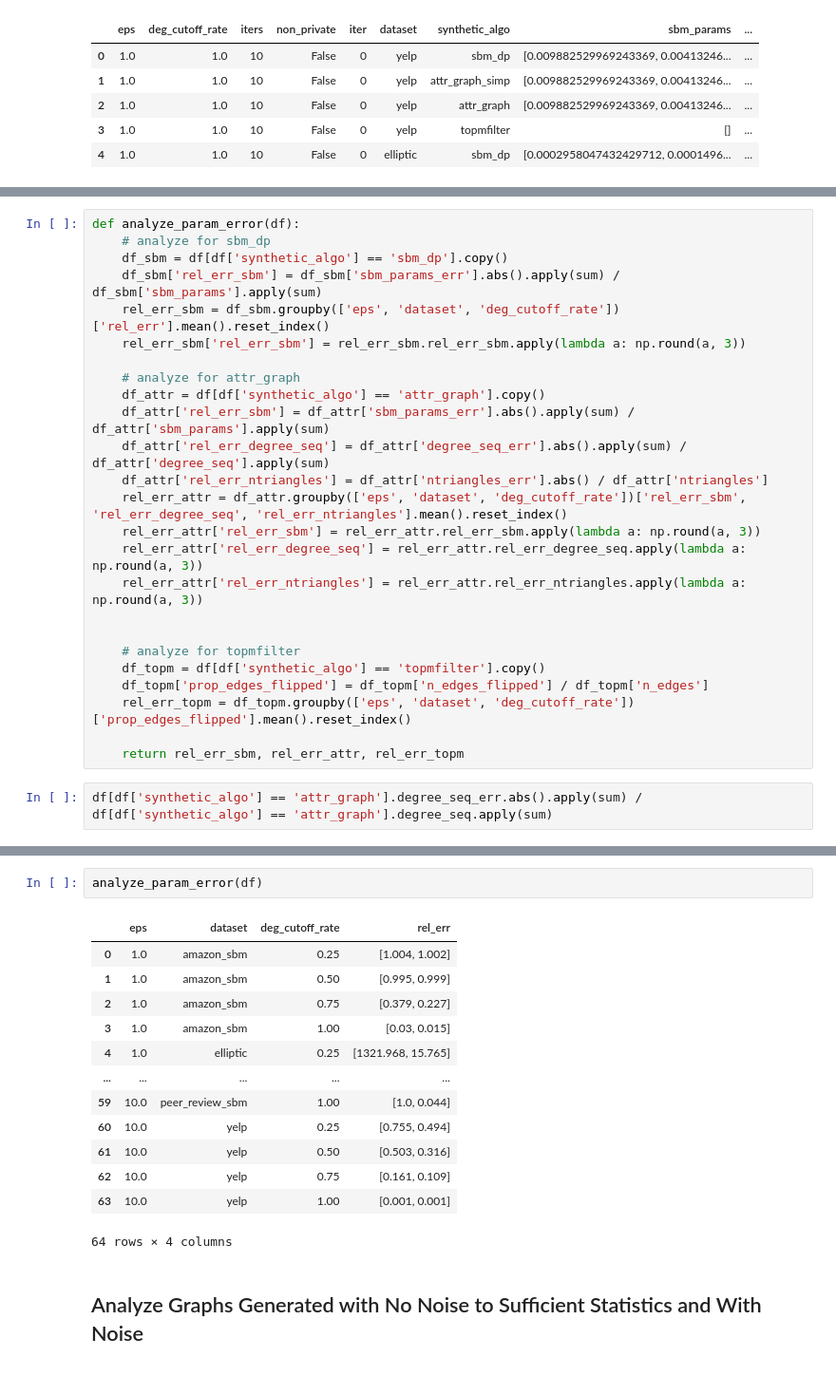
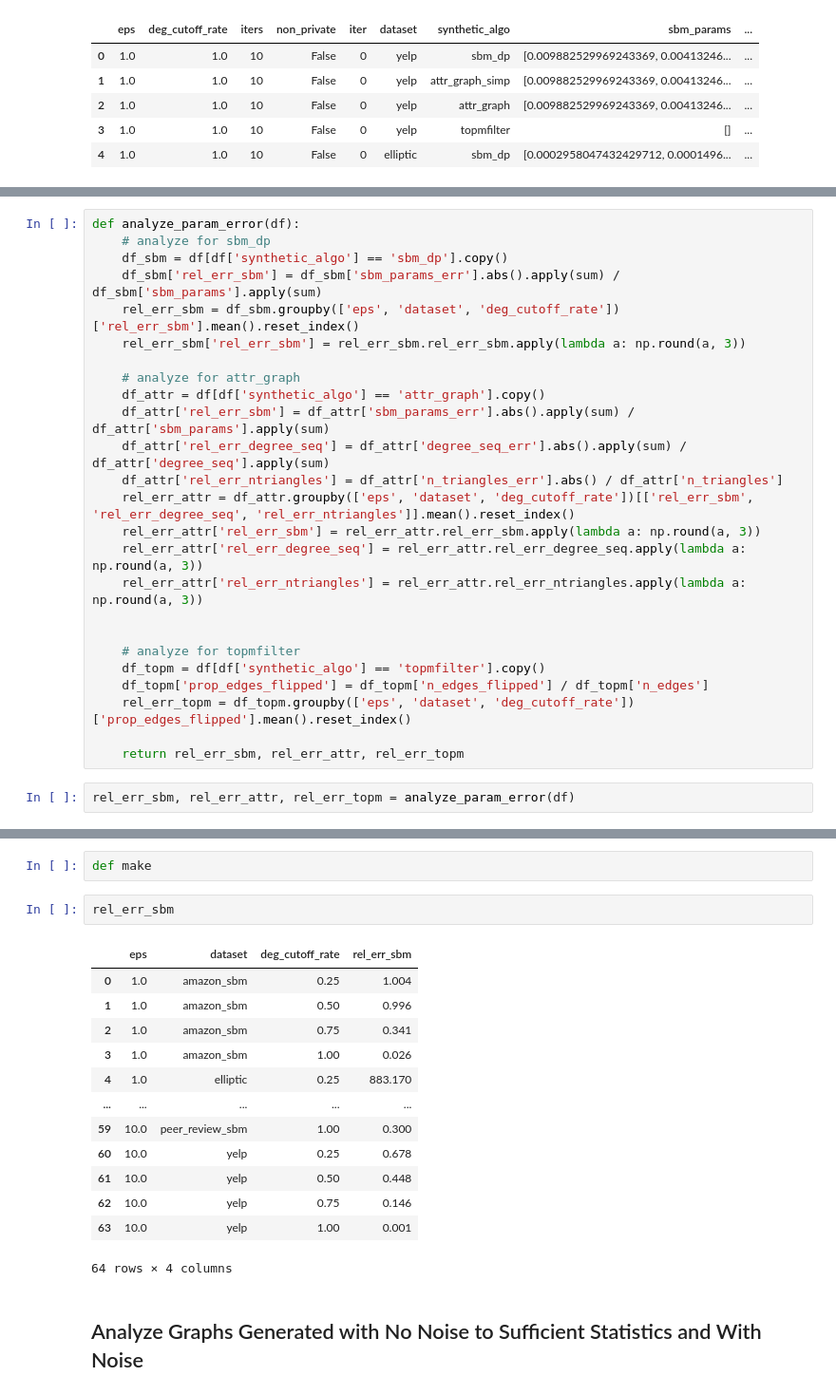
Before and after one commit to akgoldberg/private_fraud_benchmarking, a Jupyter notebook: visualizations.ipynb, the cells around one changed output, grey strips where cells are left out. Shown at 95% size. Cells and saved outputs as stored; diff of their text form.

```diff
--- a/visualizations.ipynb
+++ b/visualizations.ipynb
@@ -298,15 +300,15 @@ def analyze_param_error(df):
     # analyze for sbm_dp
     df_sbm = df[df['synthetic_algo'] == 'sbm_dp'].copy()
     df_sbm['rel_err_sbm'] = df_sbm['sbm_params_err'].abs().apply(sum) / df_sbm['sbm_params'].apply(sum)
-    rel_err_sbm = df_sbm.groupby(['eps', 'dataset', 'deg_cutoff_rate'])['rel_err'].mean().reset_index()
+    rel_err_sbm = df_sbm.groupby(['eps', 'dataset', 'deg_cutoff_rate'])['rel_err_sbm'].mean().reset_index()
     rel_err_sbm['rel_err_sbm'] = rel_err_sbm.rel_err_sbm.apply(lambda a: np.round(a, 3))
 
     # analyze for attr_graph
     df_attr = df[df['synthetic_algo'] == 'attr_graph'].copy()
     df_attr['rel_err_sbm'] = df_attr['sbm_params_err'].abs().apply(sum) / df_attr['sbm_params'].apply(sum)
     df_attr['rel_err_degree_seq'] = df_attr['degree_seq_err'].abs().apply(sum) / df_attr['degree_seq'].apply(sum)
-    df_attr['rel_err_ntriangles'] = df_attr['ntriangles_err'].abs() / df_attr['ntriangles']
-    rel_err_attr = df_attr.groupby(['eps', 'dataset', 'deg_cutoff_rate'])['rel_err_sbm', 'rel_err_degree_seq', 'rel_err_ntriangles'].mean().reset_index()
+    df_attr['rel_err_ntriangles'] = df_attr['n_triangles_err'].abs() / df_attr['n_triangles']
+    rel_err_attr = df_attr.groupby(['eps', 'dataset', 'deg_cutoff_rate'])[['rel_err_sbm', 'rel_err_degree_seq', 'rel_err_ntriangles']].mean().reset_index()
     rel_err_attr['rel_err_sbm'] = rel_err_attr.rel_err_sbm.apply(lambda a: np.round(a, 3))
     rel_err_attr['rel_err_degree_seq'] = rel_err_attr.rel_err_degree_seq.apply(lambda a: np.round(a, 3))
     rel_err_attr['rel_err_ntriangles'] = rel_err_attr.rel_err_ntriangles.apply(lambda a: np.round(a, 3))
@@ -319,4 +321,4 @@ def analyze_param_error(df):
 
     return rel_err_sbm, rel_err_attr, rel_err_topm
 # %%
-df[df['synthetic_algo'] == 'attr_graph'].degree_seq_err.abs().apply(sum) / df[df['synthetic_algo'] == 'attr_graph'].degree_seq.apply(sum)
+rel_err_sbm, rel_err_attr, rel_err_topm = analyze_param_error(df)
@@ -336,18 +325,20 @@ Length: 480, dtype: float64
+# %%
+def make
 # %%
-analyze_param_error(df)
+rel_err_sbm
 # %% [output]
-|  | eps | dataset | deg_cutoff_rate | rel_err |
-| 0 | 1.0 | amazon_sbm | 0.25 | [1.004, 1.002] |
-| 1 | 1.0 | amazon_sbm | 0.50 | [0.995, 0.999] |
-| 2 | 1.0 | amazon_sbm | 0.75 | [0.379, 0.227] |
-| 3 | 1.0 | amazon_sbm | 1.00 | [0.03, 0.015] |
-| 4 | 1.0 | elliptic | 0.25 | [1321.968, 15.765] |
+|  | eps | dataset | deg_cutoff_rate | rel_err_sbm |
+| 0 | 1.0 | amazon_sbm | 0.25 | 1.004 |
+| 1 | 1.0 | amazon_sbm | 0.50 | 0.996 |
+| 2 | 1.0 | amazon_sbm | 0.75 | 0.341 |
+| 3 | 1.0 | amazon_sbm | 1.00 | 0.026 |
+| 4 | 1.0 | elliptic | 0.25 | 883.170 |
 | ... | ... | ... | ... | ... |
-| 59 | 10.0 | peer_review_sbm | 1.00 | [1.0, 0.044] |
-| 60 | 10.0 | yelp | 0.25 | [0.755, 0.494] |
-| 61 | 10.0 | yelp | 0.50 | [0.503, 0.316] |
-| 62 | 10.0 | yelp | 0.75 | [0.161, 0.109] |
-| 63 | 10.0 | yelp | 1.00 | [0.001, 0.001] |
+| 59 | 10.0 | peer_review_sbm | 1.00 | 0.300 |
+| 60 | 10.0 | yelp | 0.25 | 0.678 |
+| 61 | 10.0 | yelp | 0.50 | 0.448 |
+| 62 | 10.0 | yelp | 0.75 | 0.146 |
+| 63 | 10.0 | yelp | 1.00 | 0.001 |
 64 rows × 4 columns
 # %% [markdown]
 ## Analyze Graphs Generated with No Noise to Sufficient Statistics and With Noise
```
Also changed, not shown: parts of 2 cells of this notebook, 1 other file.
